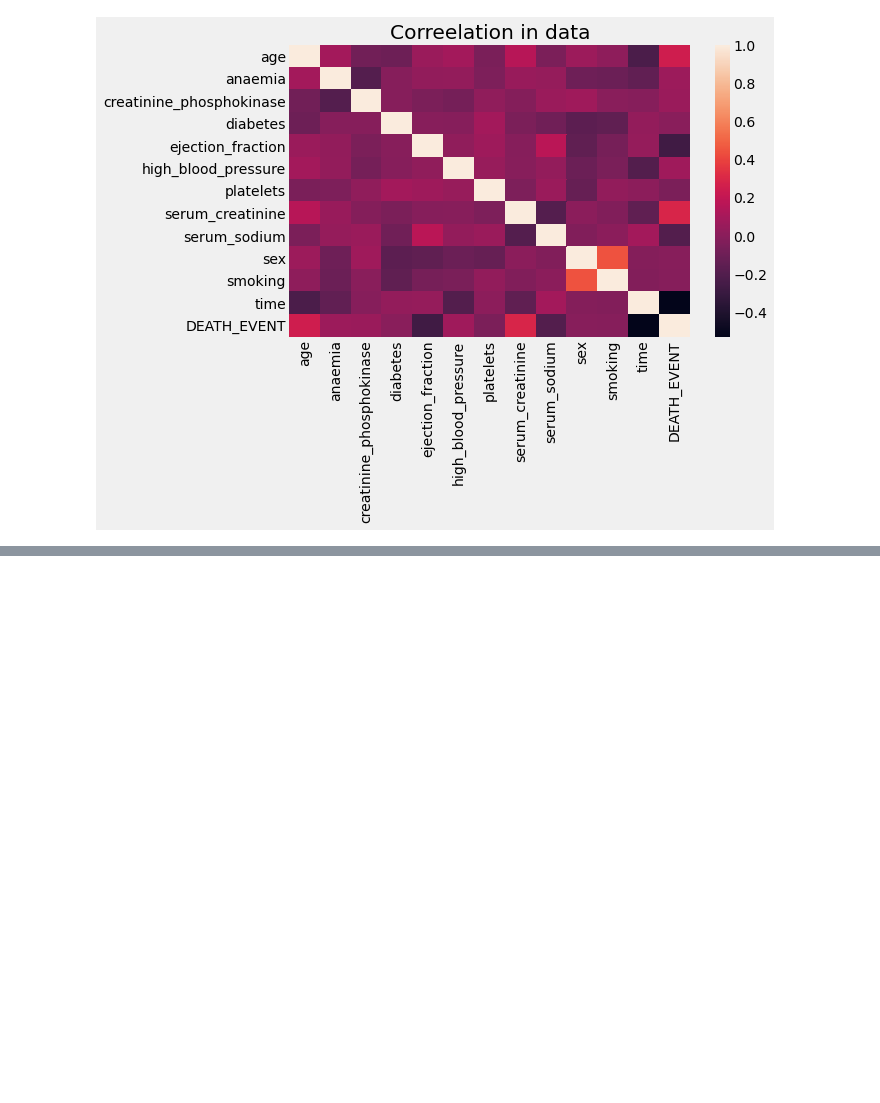
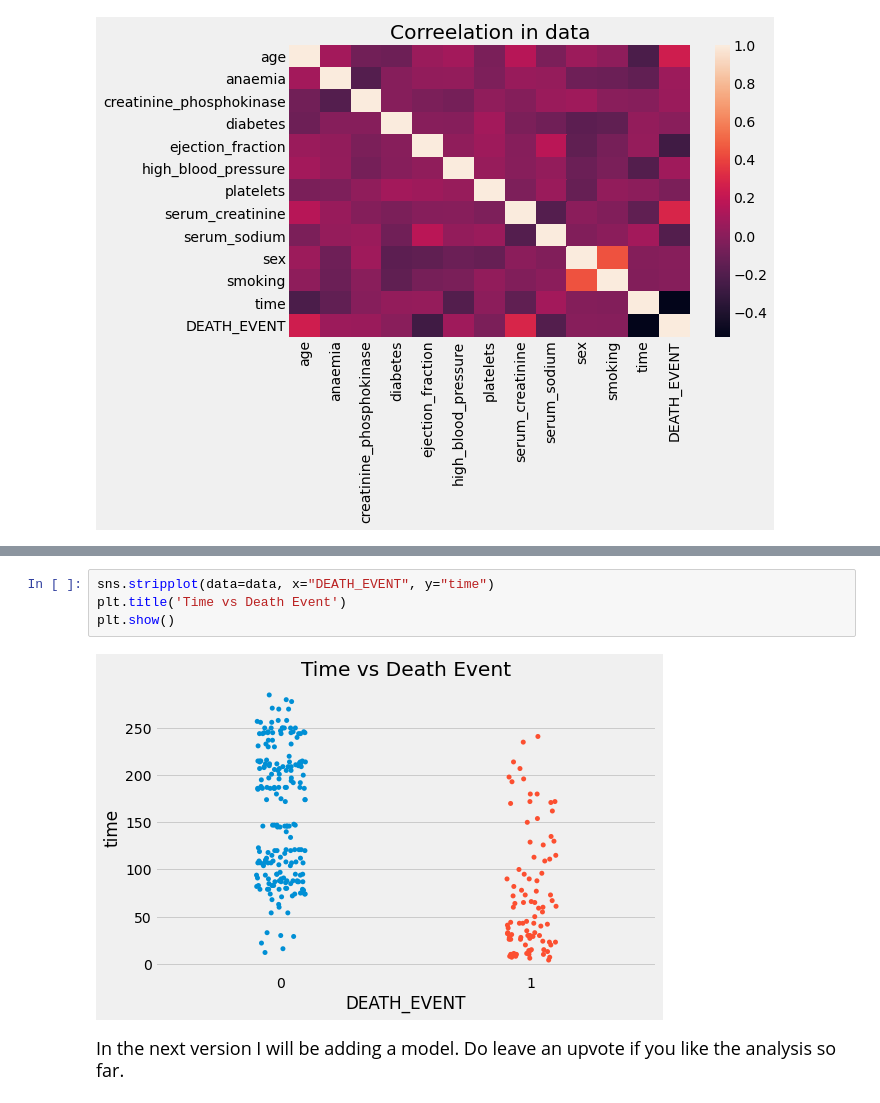
Before and after one commit to pratik-276/Infinite_Stories_with_Data, a Jupyter notebook: Heart Failure Prediction/what-s-your-chances-of-surviving-a-heart-attack.ipynb, the cells around one changed output, grey strips where cells are left out. Cells and saved outputs as stored; diff of their text form; blank space fills up the shorter version.

```diff
--- a/Heart Failure Prediction/what-s-your-chances-of-surviving-a-heart-attack.ipynb
+++ b/Heart Failure Prediction/what-s-your-chances-of-surviving-a-heart-attack.ipynb
@@ -88,0 +142,8 @@ plt.show()
+# %%
+sns.stripplot(data=data, x="DEATH_EVENT", y="time")
+plt.title('Time vs Death Event')
+plt.show()
+# %% [output]
+[figure, added]
+# %% [markdown]
+<p style="font-size:18px">In the next version I will be adding a model. Do leave an upvote if you like the analysis so far.</p>
```
Also changed, not shown: parts of 17 cells of this notebook.
